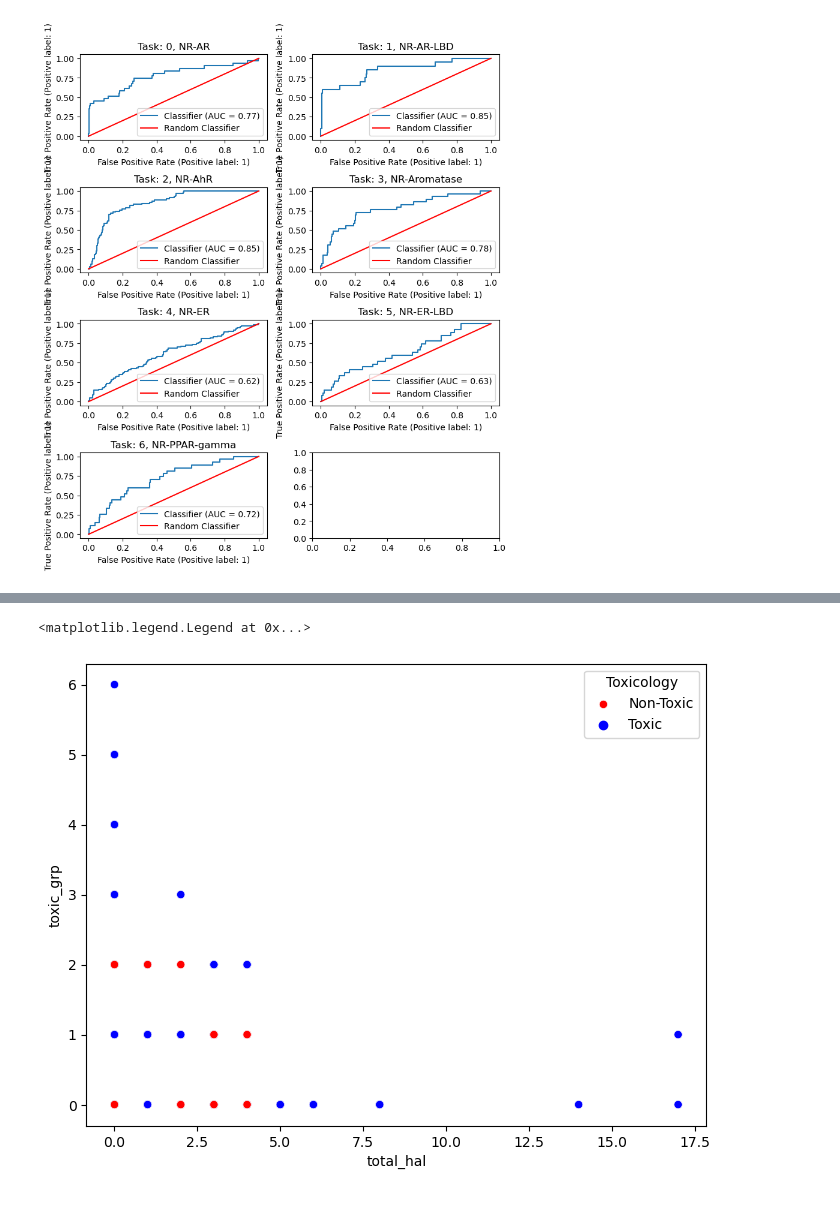
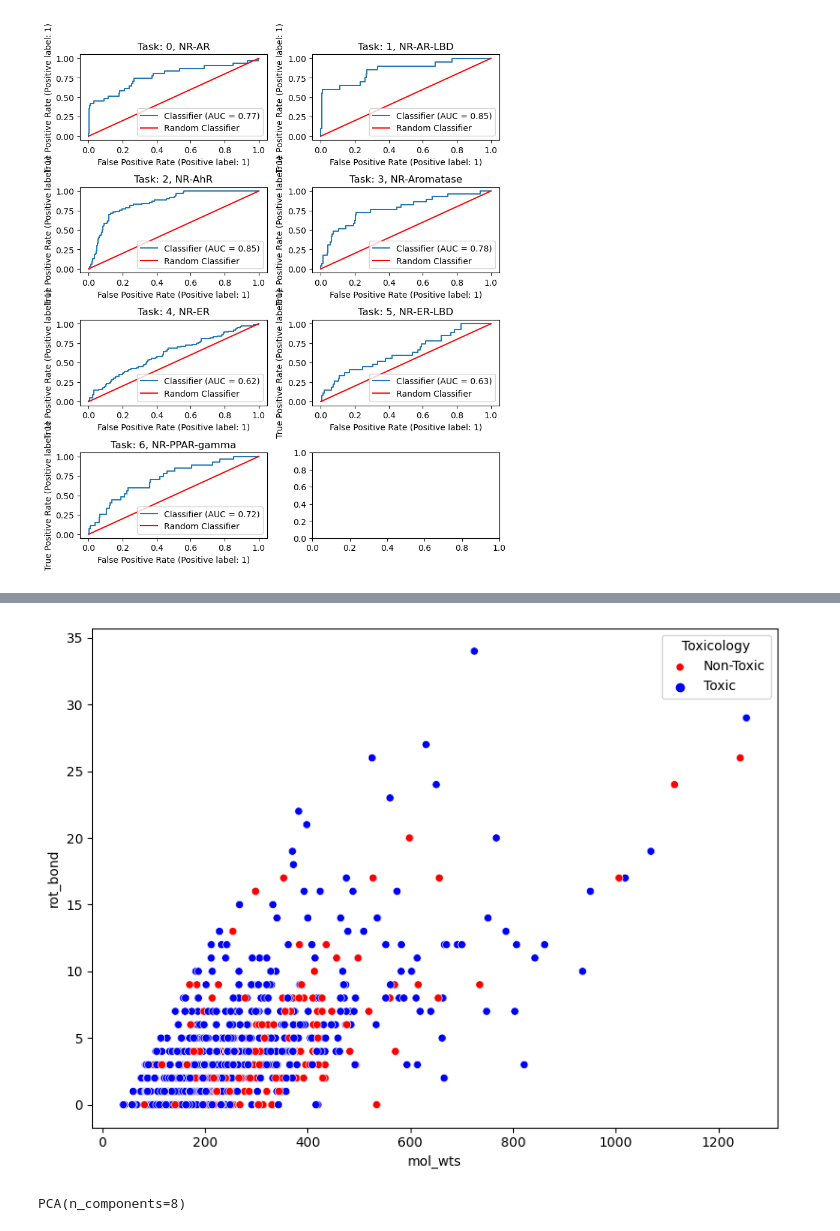
Before and after one commit to Willjterwright/grpA, a Jupyter notebook: TECS PhD ML Rotation Tox21.ipynb, the cells around one changed output, grey strips where cells are left out. Saved outputs shown, nothing was run; the diff lists cells and outputs as text; code cells hidden in the pictures.

```diff
--- a/TECS PhD ML Rotation Tox21.ipynb
+++ b/TECS PhD ML Rotation Tox21.ipynb
@@ -187,7 +187,7 @@ Draw.MolsToGridImage(ms)
 RDKit does not give us just a picture of the molecule, it creates a molecule object:
 # %%
 molecule_number = 20
-formula = SMILES_strings[molecule_number]
+formula = SMILES_strings[3]
 a_molecule = Chem.MolFromSmiles(formula)
 a_molecule
 # %% [output]
@@ -601,7 +607,7 @@ train_dataset, valid_dataset, test_dataset = datasets
 metric = dc.metrics.Metric(dc.metrics.roc_auc_score, np.mean)
 
 
-SMILES_strings = test_dataset.ids
+SMILES_strings = train_dataset.ids
 
 mol = [Chem.MolFromSmiles(formula) for formula in SMILES_strings]
 
@@ -652,7 +658,7 @@ dataframe = pd.DataFrame(data={'SMILES':SMILES_strings,
                                'toxic_grp':toxic_grp,
                                'total_hal':total_hal,
                                'total_heaviest_atoms':heaviest_at,
-                               'tox': test_tox_df['tox_bin']
+                               'tox': tox_df['tox_bin']
                                })
 
 dataframe
@@ -673,13 +680,23 @@ dataframe
+# %%
+from pathlib import Path
+from matplotlib import colors
+import seaborn as sns
+
+IMG_PATH = Path() / 'figures' / 'tox21'
+IMG_PATH.mkdir(parents=True, exist_ok=True)
+
+def save_fig(fig_id, tight_layout=True, fig_extension='png', resolution=300):
+    path = IMG_PATH / f'{fig_id}.{fig_extension}'
+    if tight_layout:
+        plt.tight_layout()
+
+    plt.savefig(path, format=fig_extension, dpi=resolution)
 # %%
-from matplotlib import colors
-import seaborn as sns
-
-
 plt.figure(figsize=(8,6))
 
-sns.scatterplot(x='total_hal', y='toxic_grp', hue='tox', data=dataframe, palette={0: 'blue', 1:'red'}, legend=True)
+sns.scatterplot(x='mol_wts', y='rot_bond', hue='tox', data=dataframe, palette={0: 'blue', 1:'red'}, legend=True)
 
 plt.legend(title='Toxicology', labels=['Non-Toxic', 'Toxic'])
+save_fig('tox21_mol_wts_rot_bond')
 # %% [output]
-<matplotlib.legend.Legend at 0x...>
-[figure, old version]
+[figure, new version]
@@ -685,0 +710,5 @@ plt.legend(title='Toxicology', labels=['Non-Toxic', 'Toxic'])
+# %%
+pca = PCA(n_components=8)
+pca
+# %% [output]
+PCA(n_components=8)
```
Also changed, not shown: parts of 19 cells of this notebook, 8 other files.
